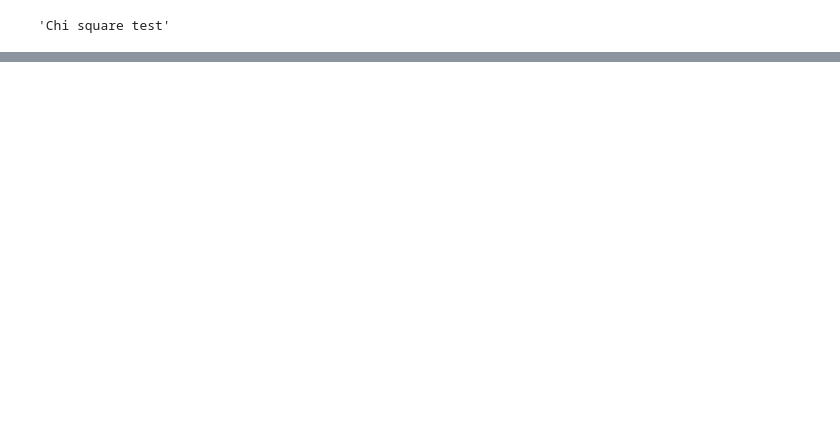
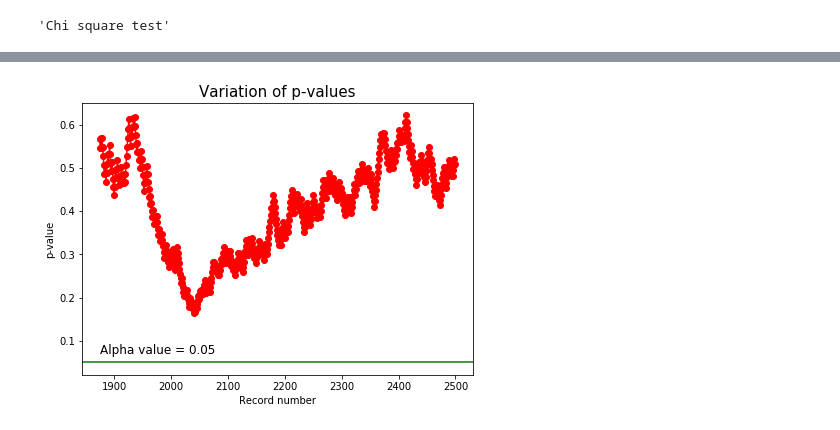
Before and after one commit to abimur-123/BlackBox_Python, a Jupyter notebook: BlackBox_Python/ABtests_FTW.ipynb, the cells around one changed output, grey strips where cells are left out. Cells and saved outputs as stored; diff of their text form; code cells hidden in the pictures; blank space fills up the shorter version.

```diff
--- a/BlackBox_Python/ABtests_FTW.ipynb
+++ b/BlackBox_Python/ABtests_FTW.ipynb
@@ -225,0 +281,4 @@ op[2]
+# %%
+op = performABtest_Freq(inp)
+# %% [output]
+[figure, added]
```
Also changed, not shown: parts of 20 cells of this notebook, 3 other files.
